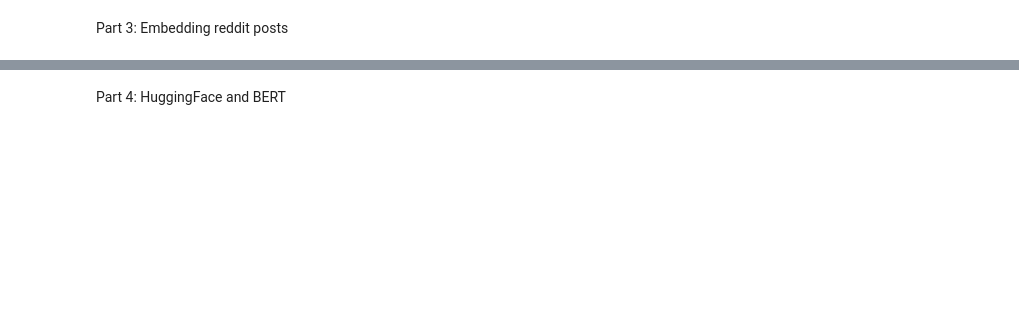
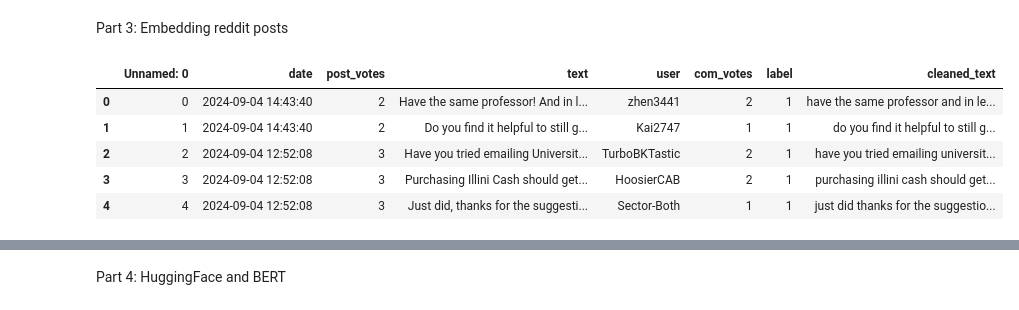
Before and after one commit to qyye11/project3-embeddings, a Jupyter notebook: project-3.ipynb, the cells around one changed output, grey strips where cells are left out. Saved outputs shown, nothing was run; the diff lists cells and outputs as text; code cells hidden in the pictures; blank space fills up the shorter version.

```diff
--- a/project-3.ipynb
+++ b/project-3.ipynb
@@ -189,0 +200,24 @@ data=pd.concat([uiuc,mich])
+# %%
+#using the code from project 1, clean the text and create a bag of words representation of the text
+from sklearn.feature_extraction.text import CountVectorizer
+
+def clean(text):
+    #remove newline and space characters
+    text = ' '.join(text.split())
+    #convert the text to lowercase
+    text = text.lower()
+    #remove punctuation
+    text = ''.join([char for char in text if char.isalpha() or char.isspace()])
+    return text
+
+data['cleaned_text'] = data['text'].apply(clean)
+vectorizer = CountVectorizer()
+bag_of_words = vectorizer.fit_transform(data['cleaned_text'])
+data.head()
+# %% [output]
+|  | Unnamed: 0 | date | post_votes | text | user | com_votes | label | cleaned_text |
+| 0 | 0 | 2024-09-04 14:43:40 | 2 | Have the same professor! And in l... | zhen3441 | 2 | 1 | have the same professor and in le... |
+| 1 | 1 | 2024-09-04 14:43:40 | 2 | Do you find it helpful to still g... | Kai2747 | 1 | 1 | do you find it helpful to still g... |
+| 2 | 2 | 2024-09-04 12:52:08 | 3 | Have you tried emailing Universit... | TurboBKTastic | 2 | 1 | have you tried emailing universit... |
+| 3 | 3 | 2024-09-04 12:52:08 | 3 | Purchasing Illini Cash should get... | HoosierCAB | 2 | 1 | purchasing illini cash should get... |
+| 4 | 4 | 2024-09-04 12:52:08 | 3 | Just did, thanks for the suggesti... | Sector-Both | 1 | 1 | just did thanks for the suggestio... |
```
Also changed, not shown: parts of 14 cells of this notebook.
